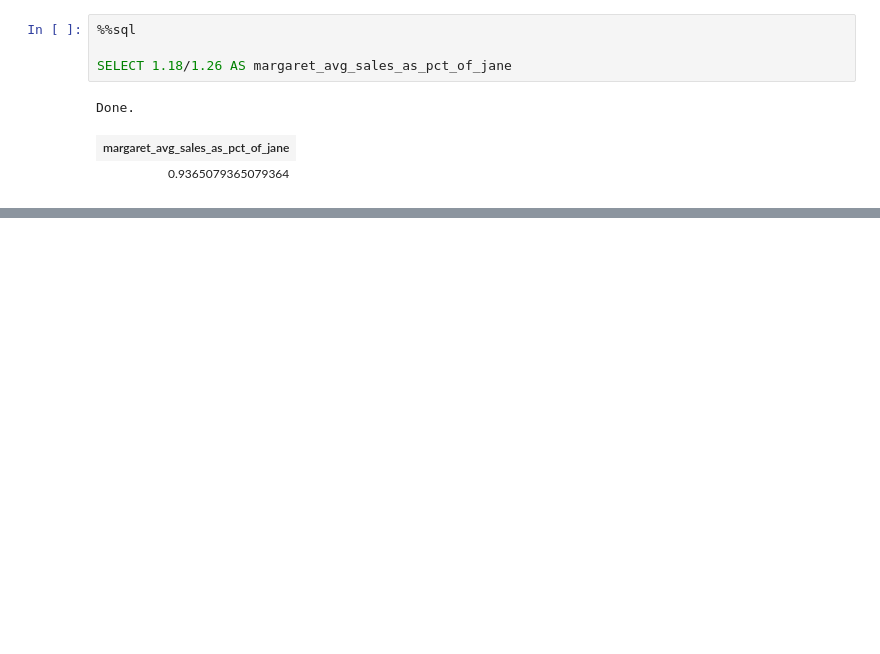
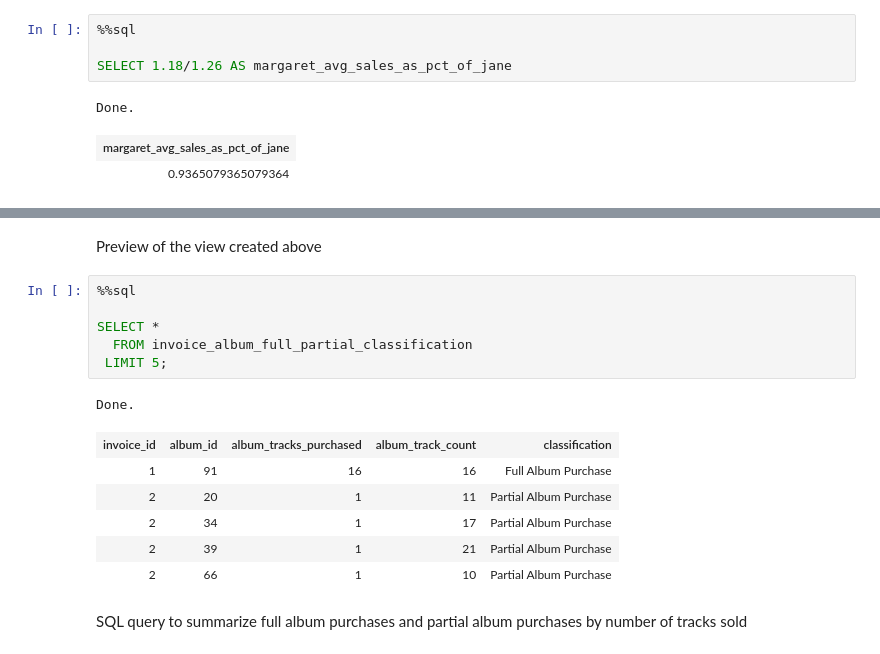
Before and after one commit to IS-87/IS-87-DataQuest-GP-SQL_To_Answer_Business_Questions, a Jupyter notebook: answering business questions with SQL.ipynb, the cells around one changed output, grey strips where cells are left out. Cells and saved outputs as stored; diff of their text form; blank space fills up the shorter version.

```diff
--- a/answering business questions with SQL.ipynb
+++ b/answering business questions with SQL.ipynb
@@ -356,0 +518,18 @@ Done.
+# %% [markdown]
+Preview of the view created above
+# %%
+%%sql
+
+SELECT *
+  FROM invoice_album_full_partial_classification
+ LIMIT 5;
+# %% [output]
+Done.
+| invoice_id | album_id | album_tracks_purchased | album_track_count | classification |
+| 1 | 91 | 16 | 16 | Full Album Purchase |
+| 2 | 20 | 1 | 11 | Partial Album Purchase |
+| 2 | 34 | 1 | 17 | Partial Album Purchase |
+| 2 | 39 | 1 | 21 | Partial Album Purchase |
+| 2 | 66 | 1 | 10 | Partial Album Purchase |
+# %% [markdown]
+SQL query to summarize full album purchases and partial album purchases by number of tracks sold
```
Also changed, not shown: parts of 145 cells of this notebook.
